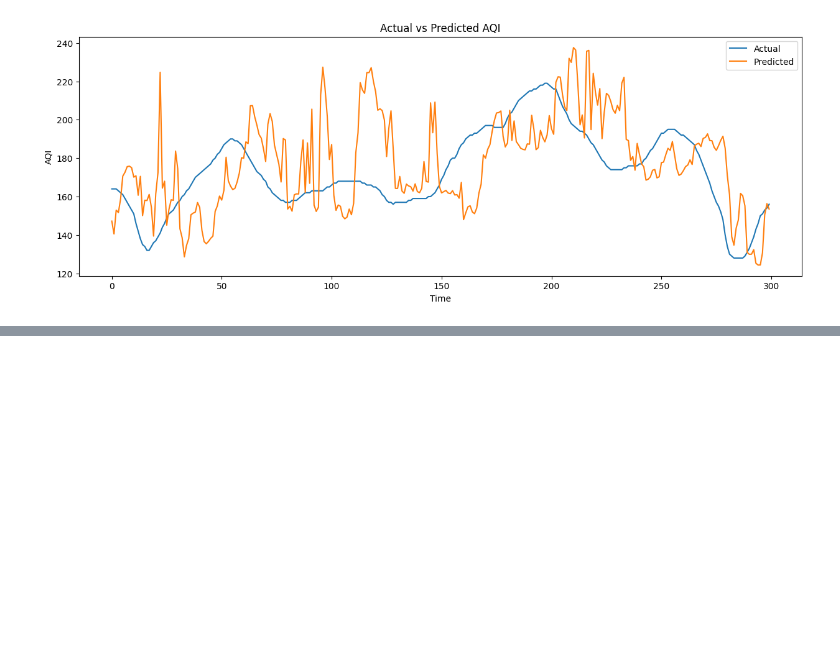
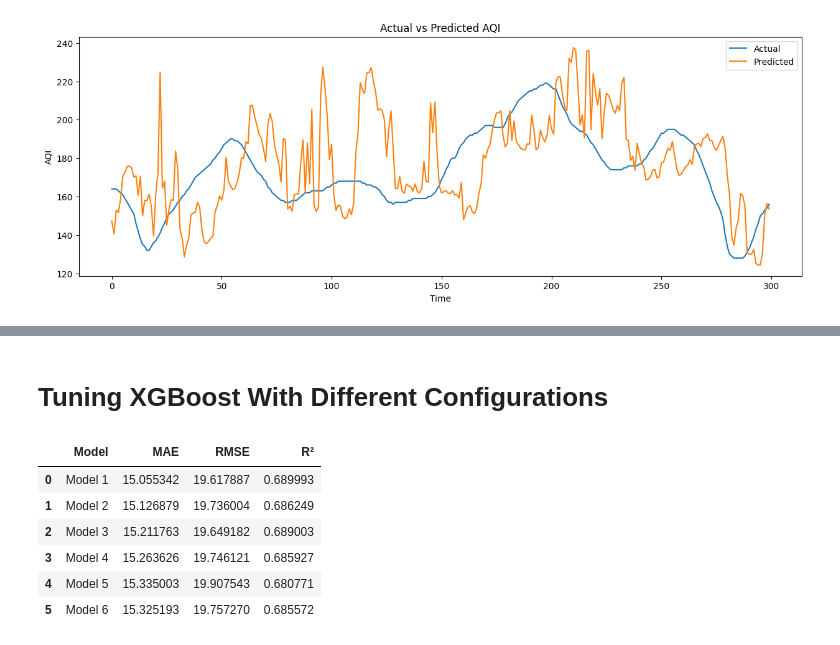
Before and after one commit to farajarshad01/AQI-Predictor, a Jupyter notebook: 10Pearls_Aqi_Predictor.ipynb, the cells around one changed output, grey strips where cells are left out. Drawn from its saved outputs; the diff is of its cells as text; code cells hidden in the pictures; blank space fills up the shorter version.

Commit message:
Tested & Compared Different Algorithms

```diff
--- a/10Pearls_Aqi_Predictor.ipynb
+++ b/10Pearls_Aqi_Predictor.ipynb
@@ -648,0 +984,79 @@ plt.show()
+# %% [markdown]
+# **Tuning XGBoost With Different Configurations**
+# %%
+from xgboost import XGBRegressor
+
+models = {
+    "Model 1": XGBRegressor(
+        n_estimators=200,
+        learning_rate=0.05,
+        max_depth=6,
+        random_state=42
+    ),
+
+    "Model 2": XGBRegressor(
+        n_estimators=300,
+        learning_rate=0.05,
+        max_depth=6,
+        random_state=42
+    ),
+
+    "Model 3": XGBRegressor(
+        n_estimators=200,
+        learning_rate=0.03,
+        max_depth=6,
+        random_state=42
+    ),
+
+    "Model 4": XGBRegressor(
+        n_estimators=200,
+        learning_rate=0.05,
+        max_depth=4,
+        random_state=42
+    ),
+
+    "Model 5": XGBRegressor(
+        n_estimators=200,
+        learning_rate=0.05,
+        max_depth=8,
+        random_state=42
+    ),
+
+    "Model 6": XGBRegressor(
+        n_estimators=300,
+        learning_rate=0.03,
+        max_depth=4,
+        random_state=42
+    )
+}
+
+results = []
+
+for name, model in models.items():
+
+    model.fit(X_train, y_train)
+
+    predictions = model.predict(X_test)
+
+    mae = mean_absolute_error(y_test, predictions)
+    rmse = np.sqrt(mean_squared_error(y_test, predictions))
+    r2 = r2_score(y_test, predictions)
+
+    results.append({
+        "Model": name,
+        "MAE": mae,
+        "RMSE": rmse,
+        "R²": r2
+    })
+
+results_df = pd.DataFrame(results)
+
+results_df
+# %% [output]
+|  | Model | MAE | RMSE | R² |
+| 0 | Model 1 | 15.055342 | 19.617887 | 0.689993 |
+| 1 | Model 2 | 15.126879 | 19.736004 | 0.686249 |
+| 2 | Model 3 | 15.211763 | 19.649182 | 0.689003 |
+| 3 | Model 4 | 15.263626 | 19.746121 | 0.685927 |
+| 4 | Model 5 | 15.335003 | 19.907543 | 0.680771 |
+| 5 | Model 6 | 15.325193 | 19.757270 | 0.685572 |
```
Also changed, not shown: parts of 20 cells of this notebook.
